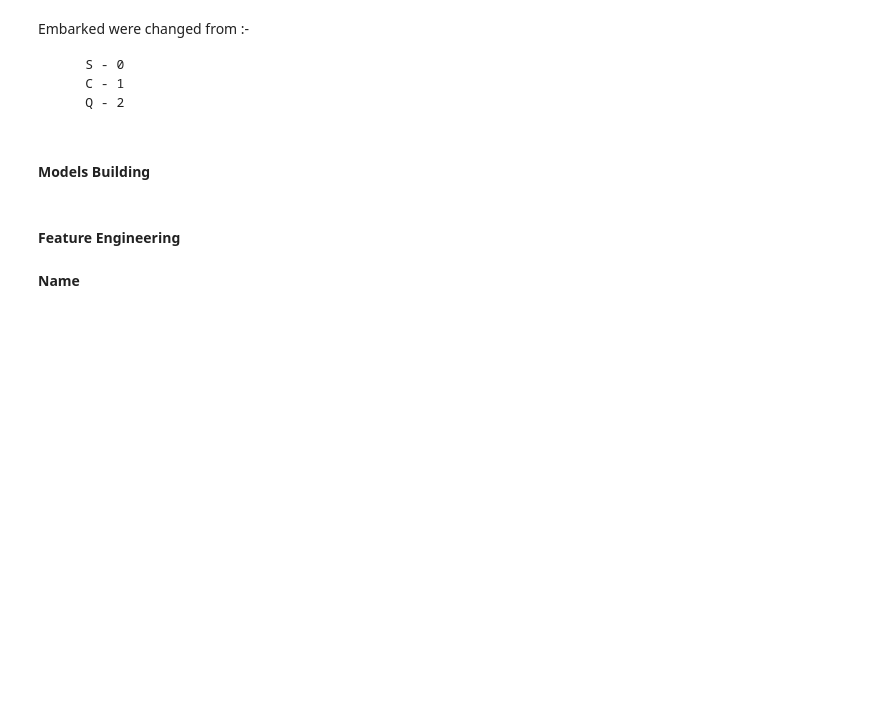
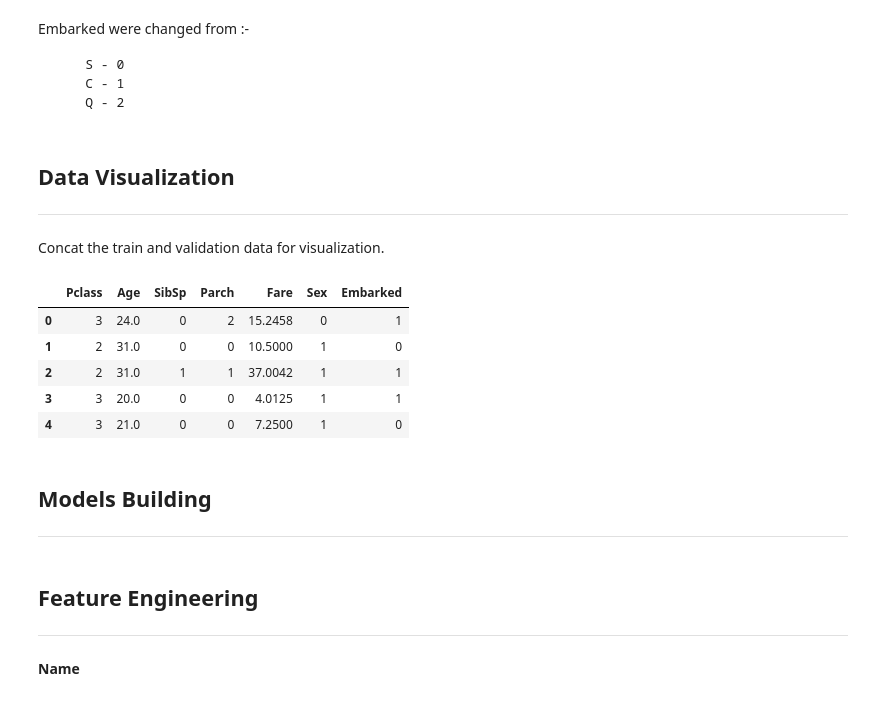
Before and after one commit to denis-spe/Titanic, a Jupyter notebook: Py/py_v1.ipynb, the cells around one changed output. Saved outputs shown, nothing was run; the diff lists cells and outputs as text; code cells hidden in the pictures; blank space fills up the shorter version.

Commit message:
Added the visualization section after cleaning data

```diff
--- a/Py/py_v1.ipynb
+++ b/Py/py_v1.ipynb
@@ -889,10 +892,27 @@ Embarked were changed from :-
     C - 1
     Q - 2
 </pre>
+# %% [markdown]
+## **Data Visualization**
+---
+# %% [markdown]
+Concat the train and validation data for visualization.
+# %%
+full_train_df = pd.concat([train_X_cleaned, valid_X_cleaned], ignore_index=True)
+full_train_df.head()
+# %% [output]
+|  | Pclass | Age | SibSp | Parch | Fare | Sex | Embarked |
+| 0 | 3 | 24.0 | 0 | 2 | 15.2458 | 0 | 1 |
+| 1 | 2 | 31.0 | 0 | 0 | 10.5000 | 1 | 0 |
+| 2 | 2 | 31.0 | 1 | 1 | 37.0042 | 1 | 1 |
+| 3 | 3 | 20.0 | 0 | 0 | 4.0125 | 1 | 1 |
+| 4 | 3 | 21.0 | 0 | 0 | 7.2500 | 1 | 0 |
 # %% [markdown]
-#### **Models Building**
+## **Models Building**
+---
 # %% [markdown]
-#### **Feature Engineering**
+## **Feature Engineering**
+---
 # %% [markdown]
 **Name**
 # %% [markdown]
```
Also changed, not shown: parts of 3 cells of this notebook.
